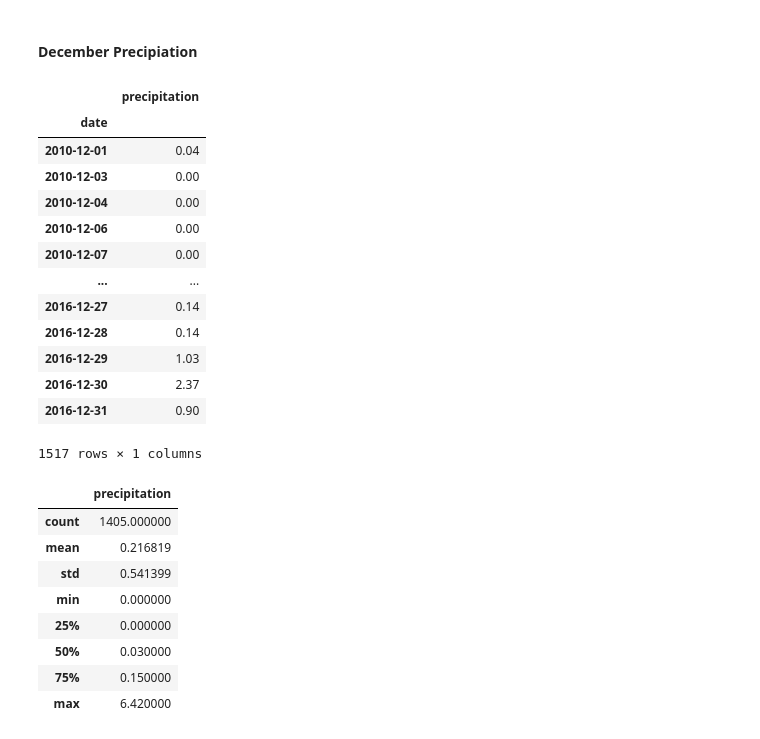
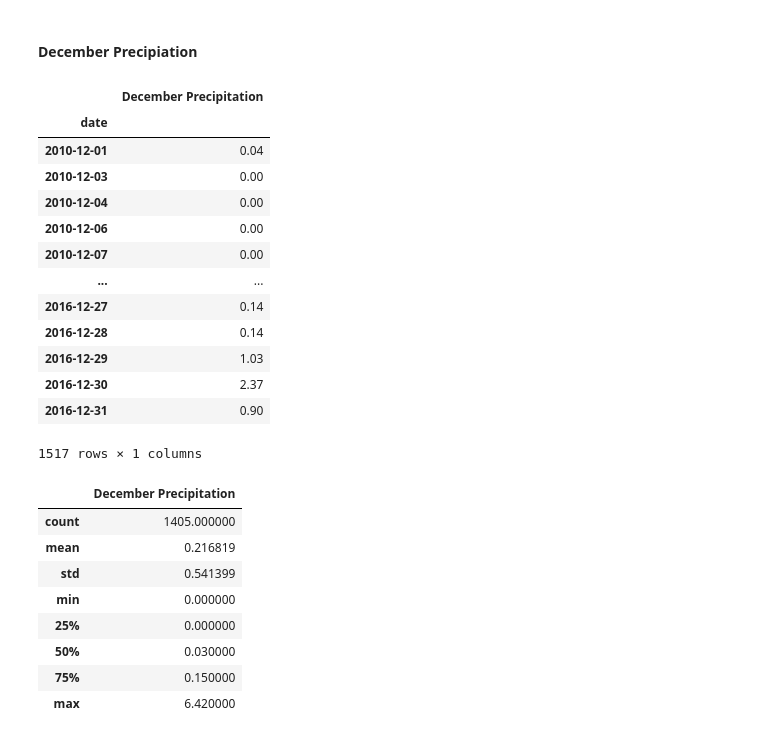
Before and after one commit to joshb738/Surfs_Up, a Jupyter notebook: SurfsUp_Challenge.ipynb, the cells around one changed output. Cells and saved outputs as stored; diff of their text form; code cells hidden in the pictures.

```diff
--- a/SurfsUp_Challenge.ipynb
+++ b/SurfsUp_Challenge.ipynb
@@ -167,10 +167,10 @@ june_prcp_df.describe()
 dec_prcp = session.query(Measurement.date, Measurement.prcp).filter(extract('month', Measurement.date) == 12)
 # %%
 # December precipitation DataFrame
-dec_prcp_df = pd.DataFrame(dec_prcp, columns= ['date', 'precipitation']).set_index('date')
+dec_prcp_df = pd.DataFrame(dec_prcp, columns= ['date', 'December Precipitation']).set_index('date')
 dec_prcp_df
 # %% [output]
-|  | precipitation |
+|  | December Precipitation |
 | date |  |
 | 2010-12-01 | 0.04 |
 | 2010-12-03 | 0.00 |
@@ -188,7 +188,7 @@ dec_prcp_df
 # Summary Statistics for December precipitation
 dec_prcp_df.describe()
 # %% [output]
-|  | precipitation |
+|  | December Precipitation |
 | count | 1405.000000 |
 | mean | 0.216819 |
 | std | 0.541399 |
```
Also changed, not shown: parts of 6 cells of this notebook, 5 other files.
